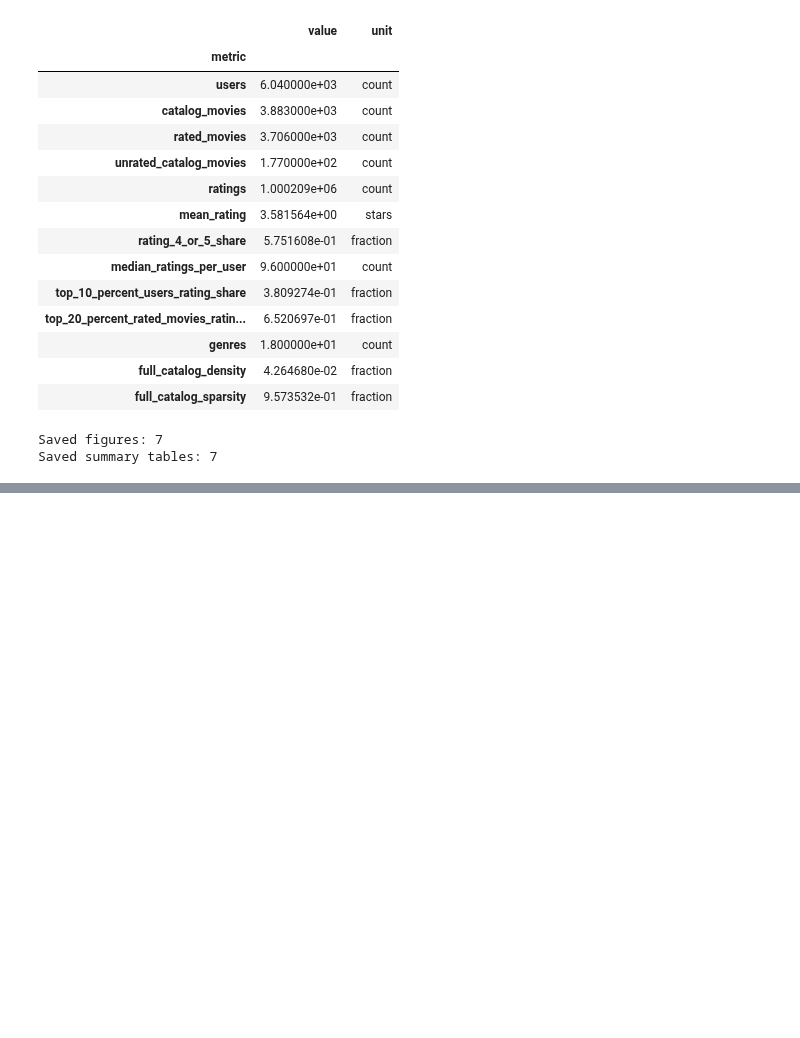
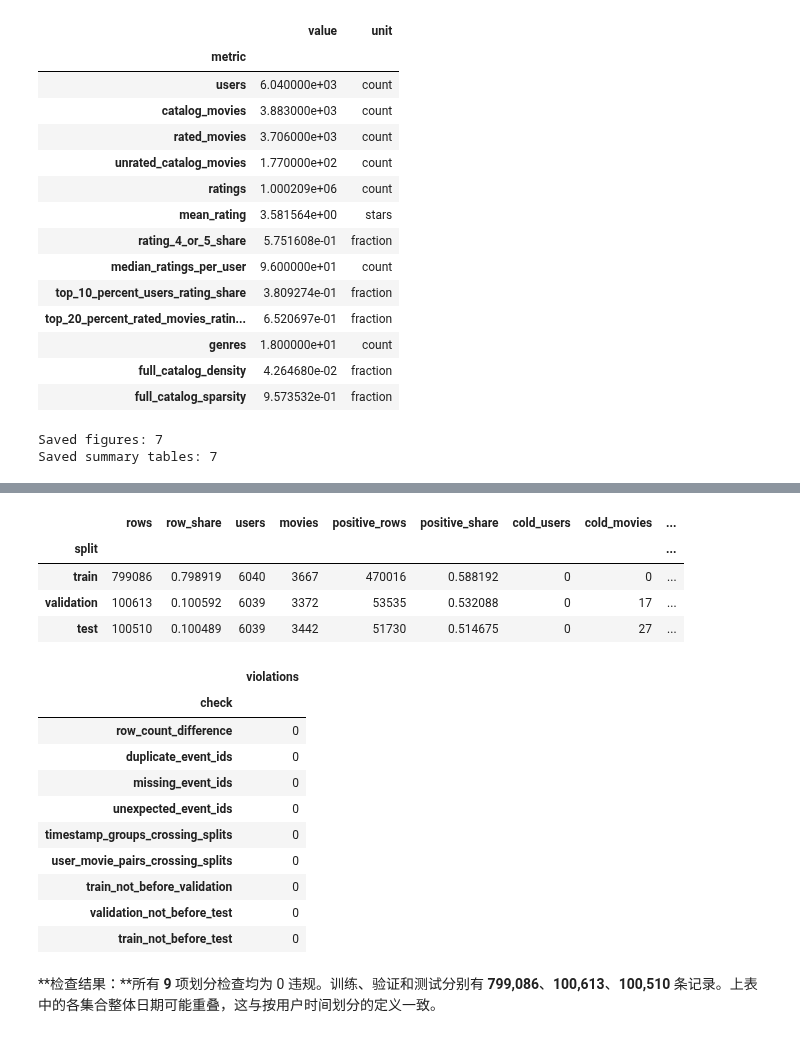
Before and after one commit to SZTU-ZBK/data_engineer_group_project, a Jupyter notebook: notebooks/01_data_analysis.ipynb, the cells around one changed output, grey strips where cells are left out. Saved outputs shown, nothing was run; the diff lists cells and outputs as text; code cells hidden in the pictures; blank space fills up the shorter version.

```diff
--- a/notebooks/01_data_analysis.ipynb
+++ b/notebooks/01_data_analysis.ipynb
@@ -532,0 +541,21 @@ Saved summary tables: 7
+# %%
+import hashlib
+import numpy as np
+import scipy
+from src.data import (clean_ratings, chronological_split, add_relevance_labels,
+                      split_summary, validate_splits)
+from src.features import (build_model_inputs, build_evaluation_context,
+                          evaluation_summary, save_preprocessed_artifacts)
+
+SPLIT_RATIOS = (0.8, 0.1, 0.1)
+RELEVANCE_THRESHOLD = 4
+EVALUATION_K = 10
+
+cleaned_ratings, cleaning_audit = clean_ratings(tables)
+display(cleaning_audit)
+removed_rows = int(cleaning_audit['removed_rows'].sum())
+display(Markdown(
+    f'**清洗结果：**输入 **{len(ratings):,}** 行，删除 **{removed_rows:,}** 行，'
+    f'保留 **{len(cleaned_ratings):,}** 行。所有原始分数继续保留；'
+    '不把未评分电影补成确定的负偏好。UTC 时间只用于清晰解释与检查，排序仍使用原始秒级时间戳。'
+))
@@ -532,0 +623,34 @@ Saved summary tables: 7
+# %%
+splits = add_relevance_labels(splits, RELEVANCE_THRESHOLD)
+leakage_checks = validate_splits(splits, cleaned_ratings)
+partition_summary = split_summary(splits)
+display(partition_summary)
+display(leakage_checks)
+save_table(cleaning_audit, 'cleaning_audit.csv')
+save_table(partition_summary, 'split_summary.csv')
+save_table(leakage_checks, 'split_checks.csv')
+
+display(Markdown(
+    f'**检查结果：**所有 **{len(leakage_checks)}** 项划分检查均为 0 违规。'
+    f'训练、验证和测试分别有 **{len(splits["train"]):,}**、'
+    f'**{len(splits["validation"]):,}**、**{len(splits["test"]):,}** 条记录。'
+    '上表中的各集合整体日期可能重叠，这与按用户时间划分的定义一致。'
+))
+# %% [output]
+|  | rows | row_share | users | movies | positive_rows | positive_share | cold_users | cold_movies | ... |
+| split |  |  |  |  |  |  |  |  | ... |
+| train | 799086 | 0.798919 | 6040 | 3667 | 470016 | 0.588192 | 0 | 0 | ... |
+| validation | 100613 | 0.100592 | 6039 | 3372 | 53535 | 0.532088 | 0 | 17 | ... |
+| test | 100510 | 0.100489 | 6039 | 3442 | 51730 | 0.514675 | 0 | 27 | ... |
+|  | violations |
+| check |  |
+| row_count_difference | 0 |
+| duplicate_event_ids | 0 |
+| missing_event_ids | 0 |
+| unexpected_event_ids | 0 |
+| timestamp_groups_crossing_splits | 0 |
+| user_movie_pairs_crossing_splits | 0 |
+| train_not_before_validation | 0 |
+| validation_not_before_test | 0 |
+| train_not_before_test | 0 |
+**检查结果：**所有 **9** 项划分检查均为 0 违规。训练、验证和测试分别有 **799,086**、**100,613**、**100,510** 条记录。上表中的各集合整体日期可能重叠，这与按用户时间划分的定义一致。
```
Also changed, not shown: parts of 14 cells of this notebook, 14 other files.
